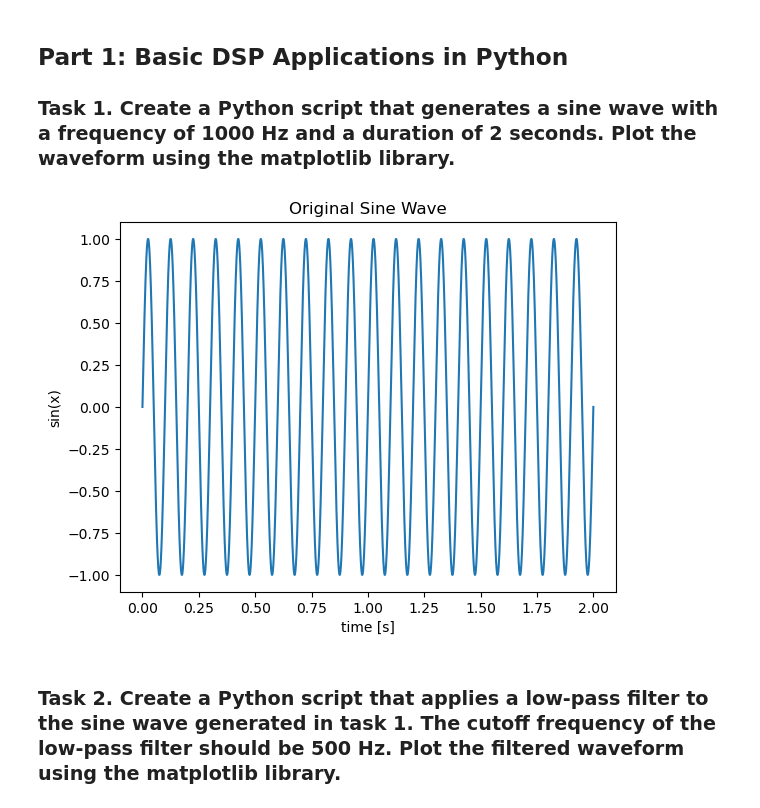
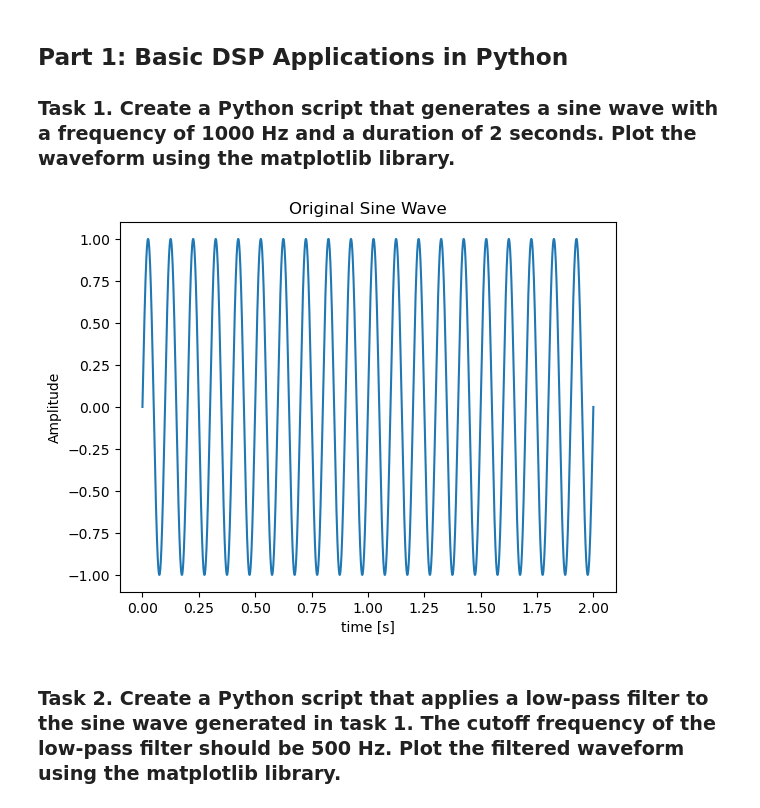
Before and after one commit to samw0627/517-HW, a Jupyter notebook: HW2.ipynb, the cells around one changed output. Cells and saved outputs as stored; diff of their text form; code cells hidden in the pictures.

```diff
--- a/HW2.ipynb
+++ b/HW2.ipynb
@@ -11,22 +11,22 @@ from scipy.fft import fft, fftfreq
 # %%
 # Suggestion: Use the numpy function np.linspace() to generate the time samples, and np.sin() to generate the sine wave.
 # Be sure to use a sampling frequency that follows Nyquist-Shannon Sampling Theorem
 # Then use plt.plot() to plot the waveform.
 # Remember to label your plot axes
 frequency = 10
 duration = 2
 sampleRate = 2500
 angular_frquency = 2*np.pi*frequency
 x = np.linspace(0,2,sampleRate*duration)
 sinx = np.sin(x*angular_frquency)
 plt.plot(x, sinx)
 plt.title('Original Sine Wave')
 plt.xlabel('time [s]')
-plt.ylabel('sin(x)')
+plt.ylabel('Amplitude')
 plt.axis('tight')
 plt.show()
 # %% [output]
-[figure, old version]
+[figure, new version]
 # %% [markdown]
 ### Task 2. Create a Python script that applies a low-pass filter to the sine wave generated in task 1. The cutoff frequency of the low-pass filter should be 500 Hz. Plot the filtered waveform using the matplotlib library.
 # %%
```
Also changed, not shown: parts of 8 cells of this notebook.
